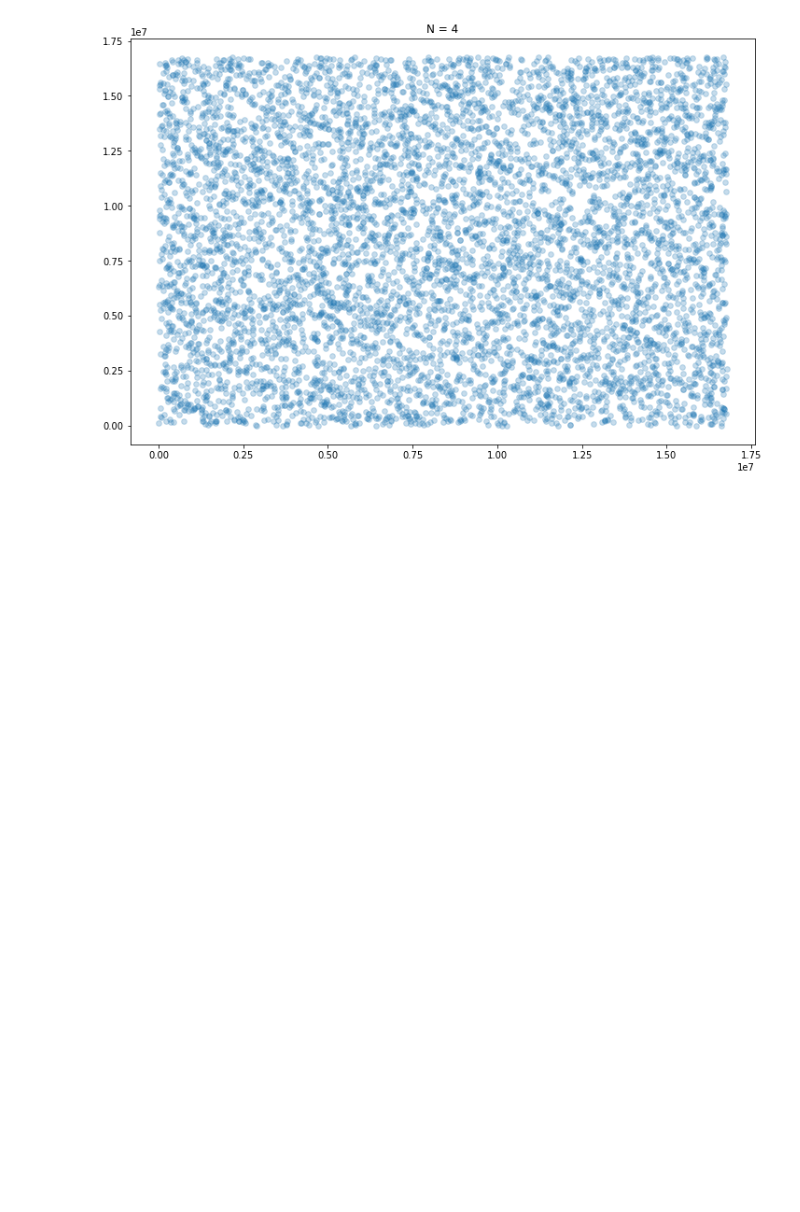
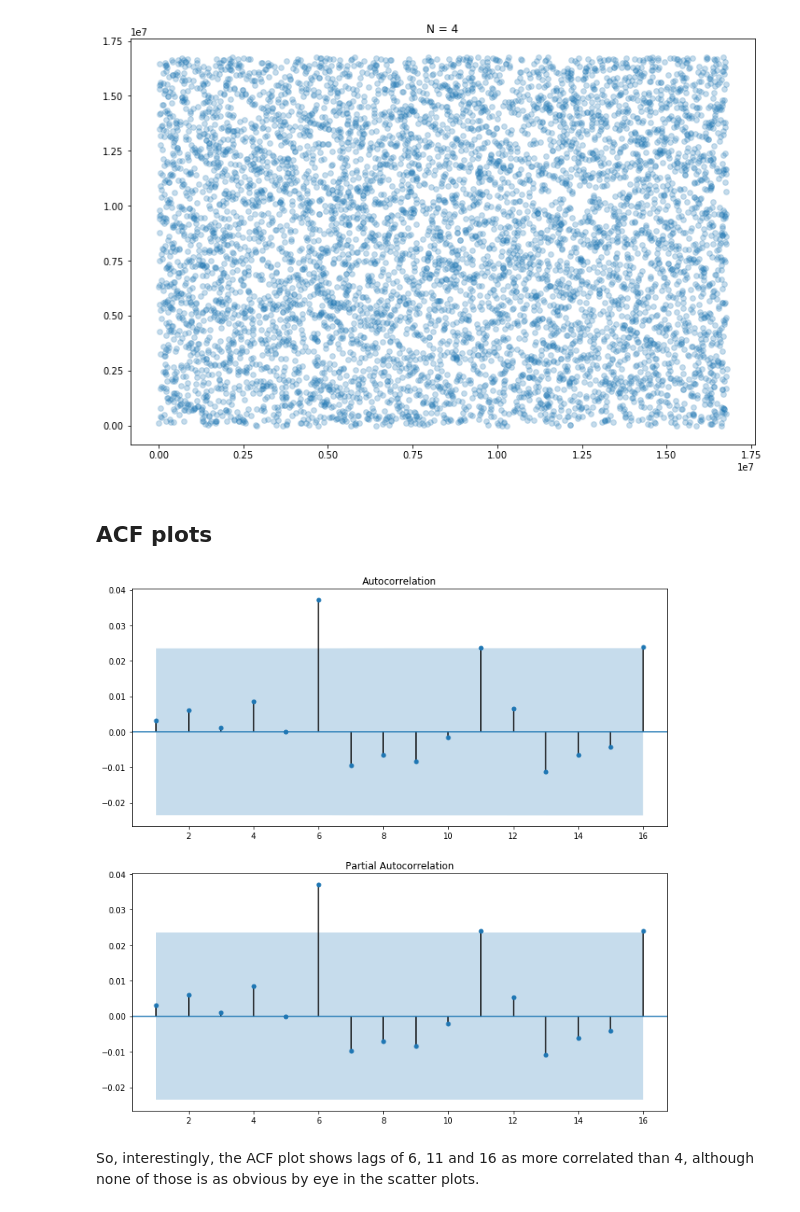
Before and after one commit to MarkNOakden/AdventOfCode, a Jupyter notebook: 18/21/Day 21 - Chronal Conversion.ipynb, the cells around one changed output. Drawn from its saved outputs; the diff is of its cells as text; code cells hidden in the pictures; blank space fills up the shorter version.

Commit message:
ACF plots

```diff
--- a/18/21/Day 21 - Chronal Conversion.ipynb
+++ b/18/21/Day 21 - Chronal Conversion.ipynb
@@ -341,3 +341,5 @@ ax.set_title(f'N = {offset}')
 # %% [output]
 Text(0.5, 1.0, 'N = 4')
 [figure]
+# %% [markdown]
+## ACF plots
@@ -343,0 +348,8 @@ Text(0.5, 1.0, 'N = 4')
+# %%
+fig, ax = plt.subplots(nrows=2, ncols=1, figsize=(12,12), squeeze=True)
+plot_acf(data, zero=False, lags=16, ax=ax[0])
+plot_pacf(data, zero=False, lags=16, ax=ax[1]);
+# %% [output]
+[figure, added]
+# %% [markdown]
+So, interestingly, the ACF plot shows lags of 6, 11 and 16 as more correlated than 4, although none of those is as obvious by eye in the scatter plots.
```
Also changed, not shown: parts of 1 cell of this notebook.
